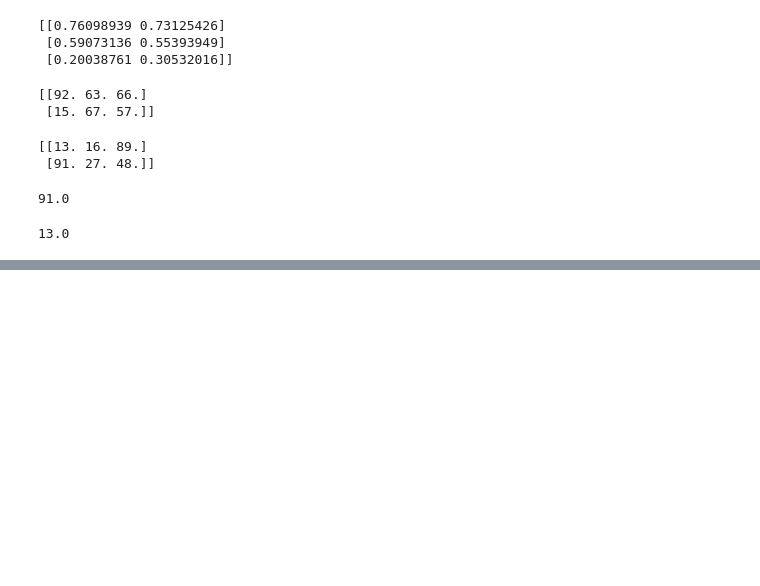
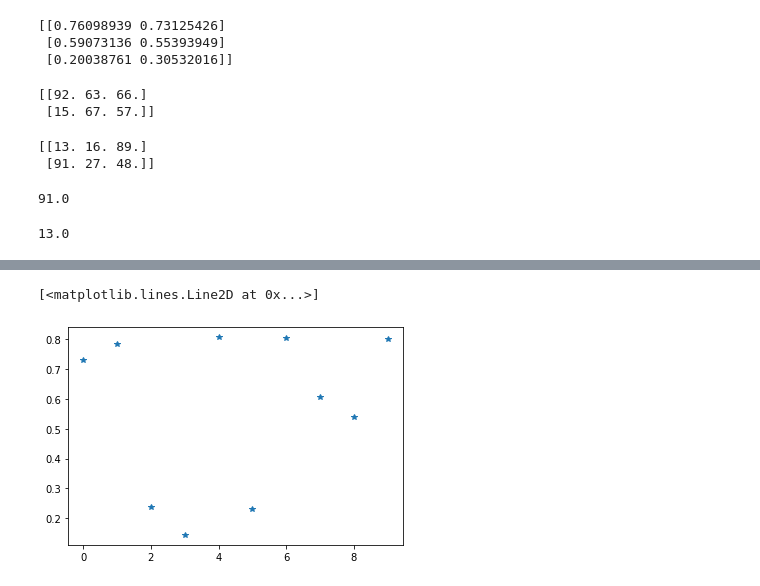
Before and after one commit to Debdeep-Goswami/Python3, a Jupyter notebook: PythonBasicDataTypes.ipynb, the cells around one changed output, grey strips where cells are left out. Saved outputs shown, nothing was run; the diff lists cells and outputs as text; code cells hidden in the pictures; blank space fills up the shorter version.

```diff
--- a/PythonBasicDataTypes.ipynb
+++ b/PythonBasicDataTypes.ipynb
@@ -641,0 +666,5 @@ print(A.min())
+# %%
+plt.plot(x,'*')
+# %% [output]
+[<matplotlib.lines.Line2D at 0x...>]
+[figure, added]
```
Also changed, not shown: parts of 8 cells of this notebook.
